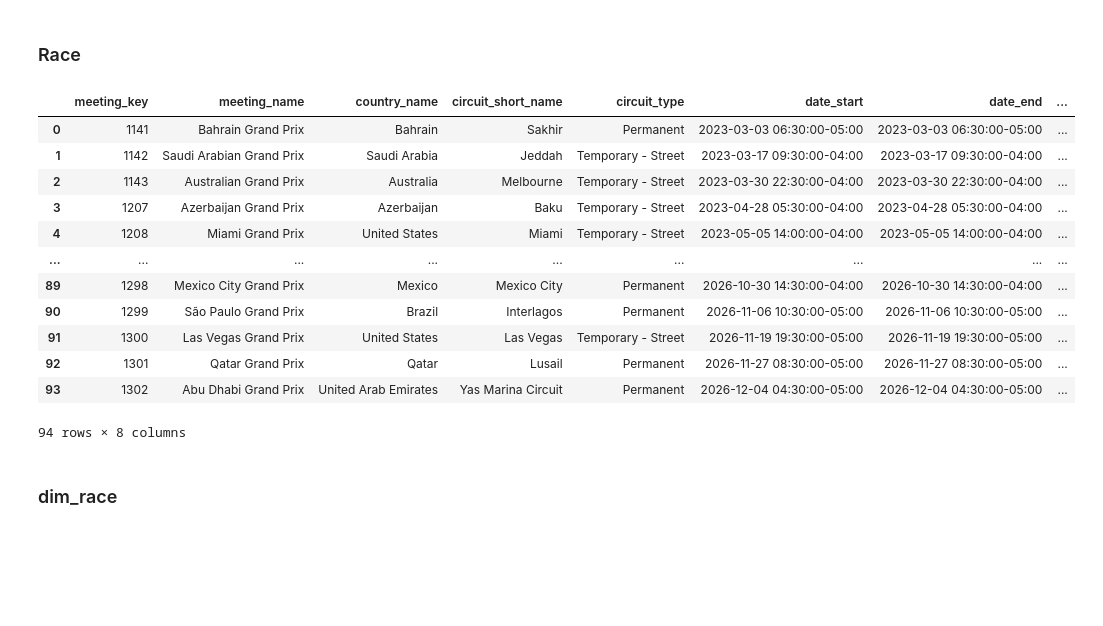
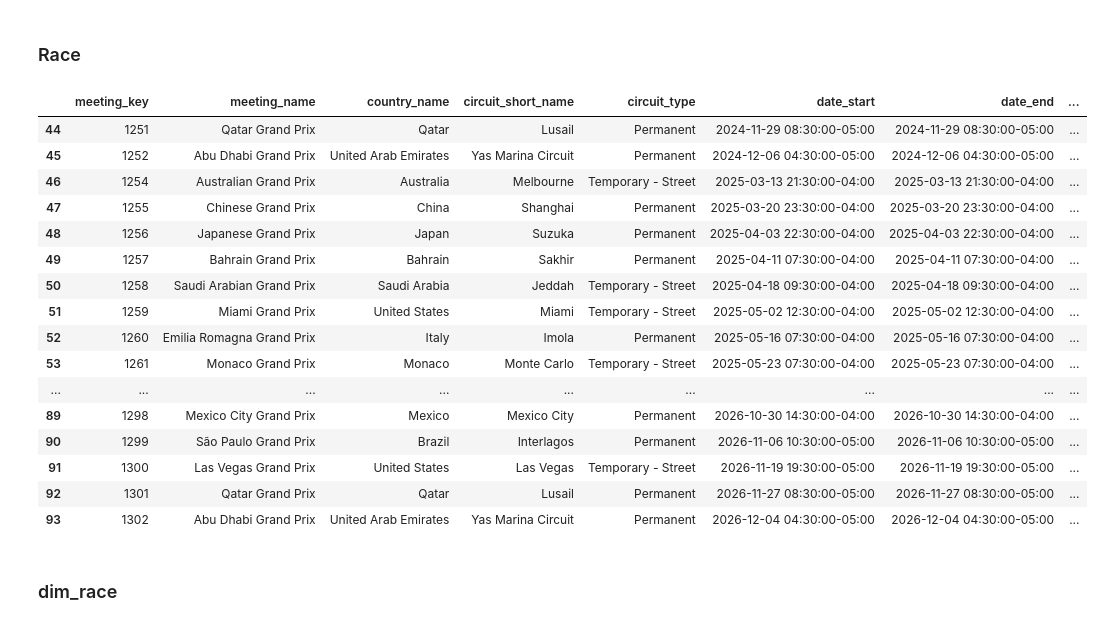
Before and after one commit to jguptil1/F1Fantasy, a Jupyter notebook: src/ingestion/database_testing.ipynb, the cells around one changed output. Drawn from its saved outputs; the diff is of its cells as text; code cells hidden in the pictures; blank space fills up the shorter version.

Commit message:
debugging the driver id issue

```diff
--- a/src/ingestion/database_testing.ipynb
+++ b/src/ingestion/database_testing.ipynb
@@ -251,0 +318,15 @@ drivers.tail(30)
+# %%
+def test():
+    with duckdb.connect(DATABASE_PATH, read_only=True) as con:
+        result = con.execute("""
+            SELECT DISTINCT
+                meeting_key,
+                driver_number,
+                full_name
+            FROM staged_session_drivers_table
+        """).df()
+
+    return result
+
+result = test()
+result.sort_values(by="meeting_key").tail(30)
@@ -484,21 +653,25 @@ def read_staged_meetings():
     return result
 # %%
 staged_meetings = read_staged_meetings()
-staged_meetings
+staged_meetings[staged_meetings["meeting_key"] > 1250]
 # %% [output]
 |  | meeting_key | meeting_name | country_name | circuit_short_name | circuit_type | date_start | date_end | ... |
-| 0 | 1141 | Bahrain Grand Prix | Bahrain | Sakhir | Permanent | 2023-03-03 06:30:00-05:00 | 2023-03-03 06:30:00-05:00 | ... |
-| 1 | 1142 | Saudi Arabian Grand Prix | Saudi Arabia | Jeddah | Temporary - Street | 2023-03-17 09:30:00-04:00 | 2023-03-17 09:30:00-04:00 | ... |
-| 2 | 1143 | Australian Grand Prix | Australia | Melbourne | Temporary - Street | 2023-03-30 22:30:00-04:00 | 2023-03-30 22:30:00-04:00 | ... |
-| 3 | 1207 | Azerbaijan Grand Prix | Azerbaijan | Baku | Temporary - Street | 2023-04-28 05:30:00-04:00 | 2023-04-28 05:30:00-04:00 | ... |
-| 4 | 1208 | Miami Grand Prix | United States | Miami | Temporary - Street | 2023-05-05 14:00:00-04:00 | 2023-05-05 14:00:00-04:00 | ... |
+| 44 | 1251 | Qatar Grand Prix | Qatar | Lusail | Permanent | 2024-11-29 08:30:00-05:00 | 2024-11-29 08:30:00-05:00 | ... |
+| 45 | 1252 | Abu Dhabi Grand Prix | United Arab Emirates | Yas Marina Circuit | Permanent | 2024-12-06 04:30:00-05:00 | 2024-12-06 04:30:00-05:00 | ... |
+| 46 | 1254 | Australian Grand Prix | Australia | Melbourne | Temporary - Street | 2025-03-13 21:30:00-04:00 | 2025-03-13 21:30:00-04:00 | ... |
+| 47 | 1255 | Chinese Grand Prix | China | Shanghai | Permanent | 2025-03-20 23:30:00-04:00 | 2025-03-20 23:30:00-04:00 | ... |
+| 48 | 1256 | Japanese Grand Prix | Japan | Suzuka | Permanent | 2025-04-03 22:30:00-04:00 | 2025-04-03 22:30:00-04:00 | ... |
+| 49 | 1257 | Bahrain Grand Prix | Bahrain | Sakhir | Permanent | 2025-04-11 07:30:00-04:00 | 2025-04-11 07:30:00-04:00 | ... |
+| 50 | 1258 | Saudi Arabian Grand Prix | Saudi Arabia | Jeddah | Temporary - Street | 2025-04-18 09:30:00-04:00 | 2025-04-18 09:30:00-04:00 | ... |
+| 51 | 1259 | Miami Grand Prix | United States | Miami | Temporary - Street | 2025-05-02 12:30:00-04:00 | 2025-05-02 12:30:00-04:00 | ... |
+| 52 | 1260 | Emilia Romagna Grand Prix | Italy | Imola | Permanent | 2025-05-16 07:30:00-04:00 | 2025-05-16 07:30:00-04:00 | ... |
+| 53 | 1261 | Monaco Grand Prix | Monaco | Monte Carlo | Temporary - Street | 2025-05-23 07:30:00-04:00 | 2025-05-23 07:30:00-04:00 | ... |
 | ... | ... | ... | ... | ... | ... | ... | ... | ... |
 | 89 | 1298 | Mexico City Grand Prix | Mexico | Mexico City | Permanent | 2026-10-30 14:30:00-04:00 | 2026-10-30 14:30:00-04:00 | ... |
 | 90 | 1299 | São Paulo Grand Prix | Brazil | Interlagos | Permanent | 2026-11-06 10:30:00-05:00 | 2026-11-06 10:30:00-05:00 | ... |
 | 91 | 1300 | Las Vegas Grand Prix | United States | Las Vegas | Temporary - Street | 2026-11-19 19:30:00-05:00 | 2026-11-19 19:30:00-05:00 | ... |
 | 92 | 1301 | Qatar Grand Prix | Qatar | Lusail | Permanent | 2026-11-27 08:30:00-05:00 | 2026-11-27 08:30:00-05:00 | ... |
 | 93 | 1302 | Abu Dhabi Grand Prix | United Arab Emirates | Yas Marina Circuit | Permanent | 2026-12-04 04:30:00-05:00 | 2026-12-04 04:30:00-05:00 | ... |
-94 rows × 8 columns
 # %% [markdown]
 ### dim_race
 # %%
```
Also changed, not shown: parts of 54 cells of this notebook.
